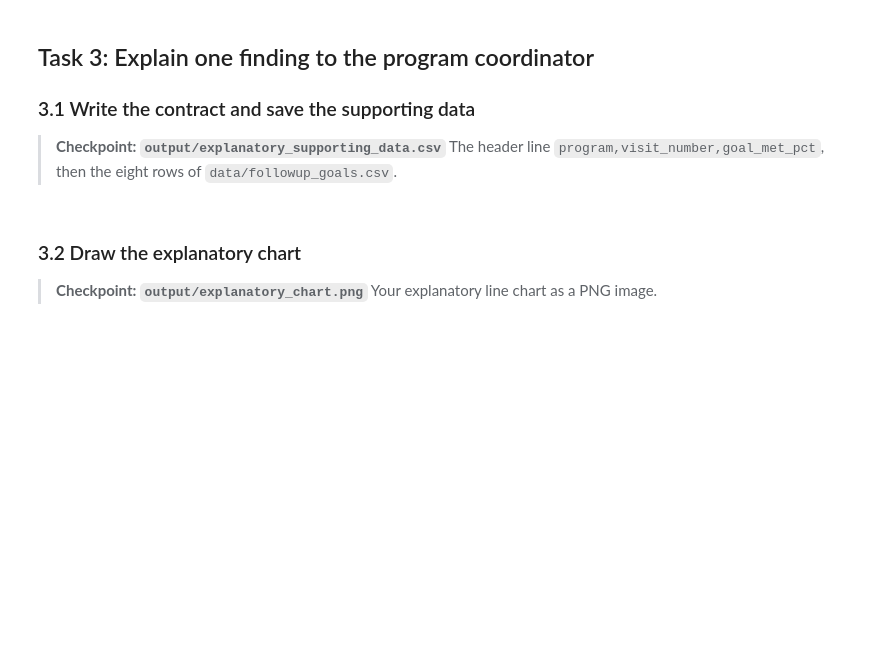
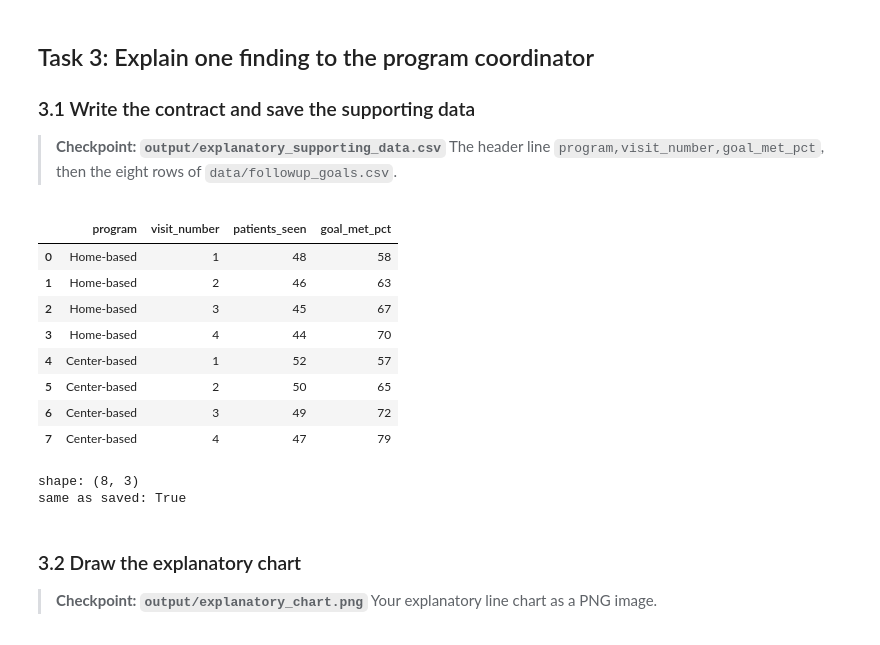
Before and after one commit to lauremariho/ds217-26f-07, a Jupyter notebook: assignment.ipynb, the cells around one changed output. Cells and saved outputs as stored; diff of their text form; code cells hidden in the pictures; blank space fills up the shorter version.

```diff
--- a/assignment.ipynb
+++ b/assignment.ipynb
@@ -158,27 +189,65 @@ print("y-axis runs from", bottom, "to", top)
 > **Checkpoint: `output/explanatory_supporting_data.csv`**
 > The header line `program,visit_number,goal_met_pct`, then the eight rows of `data/followup_goals.csv`.
 # %%
-followup = None  # TODO: read FOLLOWUP_PATH with pd.read_csv
-# TODO: display followup
+followup = pd.read_csv(FOLLOWUP_PATH)
+display(followup)
 
-question = ""  # TODO: the comparison the chart should help the coordinator make
-audience = ""  # TODO: who reads the chart and what they will use it for
-intended_claim = ""  # TODO: the one descriptive conclusion the chart supports
-y_measure = ""  # TODO: what the y-axis measures, with its unit
-grain = ""  # TODO: what one row of the plotting table and one point on a line represent
+question = (
+    "How does the percentage of patients meeting the weekly exercise goal "
+    "change across follow-up visits for the Home-based and Center-based programs?"
+)
+
+audience = (
+    "The cardiac rehabilitation program coordinator, who will use the chart "
+    "to identify where additional follow-up support may be needed."
+)
+
+intended_claim = (
+    "The percentage meeting the exercise goal increased across visits in both "
+    "programs, with Center-based patients having a higher percentage than "
+    "Home-based patients at visit 4."
+)
+
+y_measure = (
+    "Percentage of patients seen at each follow-up visit who met the weekly "
+    "exercise goal of 150 minutes (%)"
+)
+
+grain = (
+    "One row and one plotted point represent one rehabilitation program at "
+    "one follow-up visit."
+)
+
 data_types = {
-    "program": "",  # TODO: categorical, quantitative, ordinal, or temporal
-    "visit_number": "",  # TODO
-    "goal_met_pct": "",  # TODO
+    "program": "categorical",
+    "visit_number": "ordinal",
+    "goal_met_pct": "quantitative",
 }
 
-supporting_data = None  # TODO: the three plotted columns of followup
+supporting_data = followup[
+    ["program", "visit_number", "goal_met_pct"]
+].copy()
 
-# TODO: save supporting_data to SUPPORTING_DATA_PATH without the row index
+supporting_data.to_csv(
+    SUPPORTING_DATA_PATH,
+    index=False
+)
 
 round_trip = pd.read_csv(SUPPORTING_DATA_PATH)
 print("shape:", round_trip.shape)
 print("same as saved:", round_trip.equals(supporting_data))
+# %% [output]
+|  | program | visit_number | patients_seen | goal_met_pct |
+| 0 | Home-based | 1 | 48 | 58 |
+| 1 | Home-based | 2 | 46 | 63 |
+| 2 | Home-based | 3 | 45 | 67 |
+| 3 | Home-based | 4 | 44 | 70 |
+| 4 | Center-based | 1 | 52 | 57 |
+| 5 | Center-based | 2 | 50 | 65 |
+| 6 | Center-based | 3 | 49 | 72 |
+| 7 | Center-based | 4 | 47 | 79 |
+shape: (8, 3)
+same as saved: True
 # %% [markdown]
 ### 3.2 Draw the explanatory chart
 
```
Also changed, not shown: parts of 4 cells of this notebook, 4 other files.
